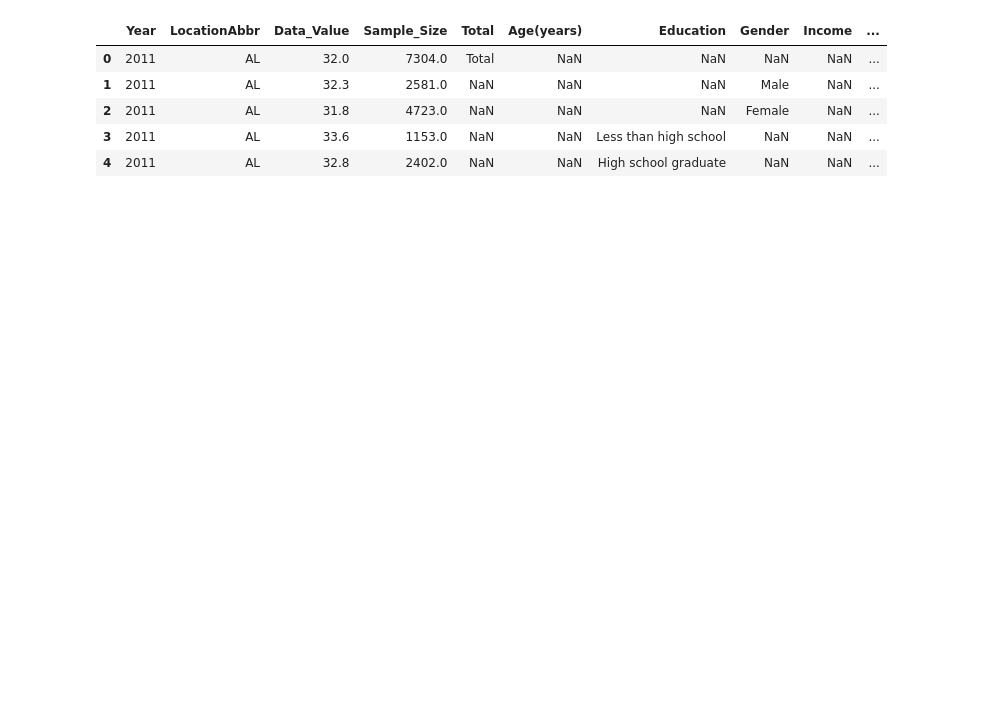
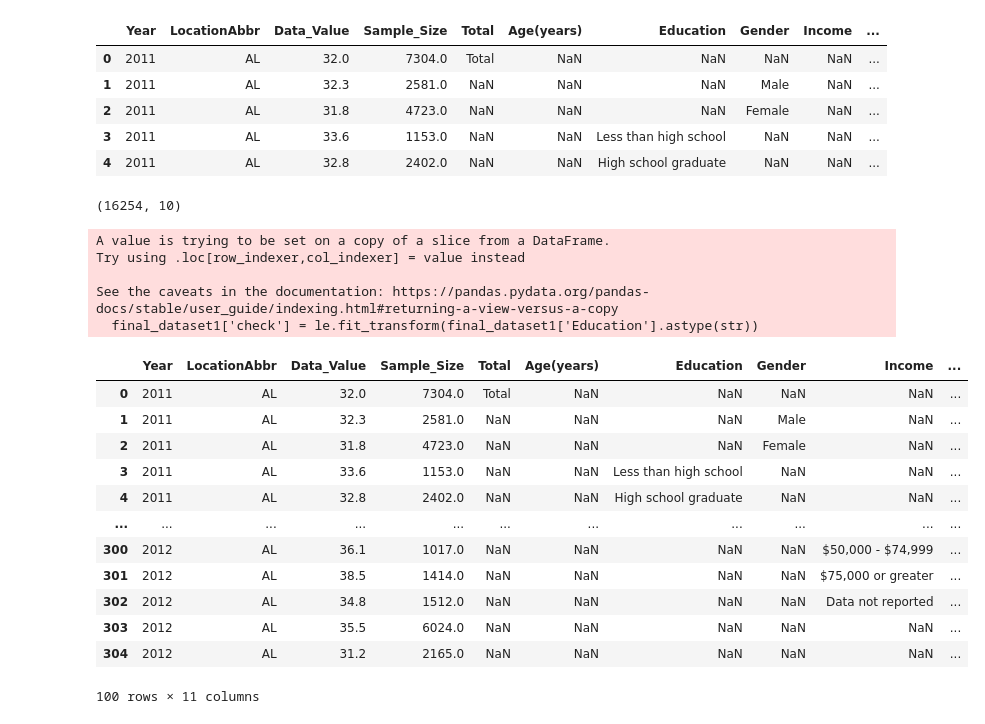
Before and after one commit to bhavan-bhatt/Gnosis-CP01, a Jupyter notebook: Bhavan - 202311021/CP.ipynb, the cells around one changed output. Cells and saved outputs as stored; diff of their text form; code cells hidden in the pictures; blank space fills up the shorter version.

Commit message:
b-labelencoding for randomforrest

```diff
--- a/Bhavan - 202311021/CP.ipynb
+++ b/Bhavan - 202311021/CP.ipynb
@@ -280,7 +280,7 @@ final_dataset1['Topic'].unique()
 # %% [output]
 array(['Obesity / Weight Status'], dtype=object)
 # %%
-final_dataset1.drop(['Topic','LocationDesc','Question'],axis=1,inplace=True)
+final_dataset1.drop(['Topic','LocationDesc','Question','GeoLocation'],axis=1,inplace=True)
 # %% [output]
 A value is trying to be set on a copy of a slice from a DataFrame
 
@@ -295,3 +295,36 @@ final_dataset1.head()
 | 2 | 2011 | AL | 31.8 | 4723.0 | NaN | NaN | NaN | Female | NaN | ... |
 | 3 | 2011 | AL | 33.6 | 1153.0 | NaN | NaN | Less than high school | NaN | NaN | ... |
 | 4 | 2011 | AL | 32.8 | 2402.0 | NaN | NaN | High school graduate | NaN | NaN | ... |
+# %%
+final_dataset1.shape
+# %% [output]
+(16254, 10)
+# %%
+from sklearn.preprocessing import LabelEncoder
+import pandas as pd
+import numpy as np
+final_dataset1['Education'].fillna(99)
+le = LabelEncoder()
+final_dataset1['check'] = le.fit_transform(final_dataset1['Education'].astype(str))
+# %% [output]
+A value is trying to be set on a copy of a slice from a DataFrame.
+Try using .loc[row_indexer,col_indexer] = value instead
+
+See the caveats in the documentation: https://pandas.pydata.org/pandas-docs/stable/user_guide/indexing.html#returning-a-view-versus-a-copy
+  final_dataset1['check'] = le.fit_transform(final_dataset1['Education'].astype(str))
+# %%
+final_dataset1[:100]
+# %% [output]
+|  | Year | LocationAbbr | Data_Value | Sample_Size | Total | Age(years) | Education | Gender | Income | ... |
+| 0 | 2011 | AL | 32.0 | 7304.0 | Total | NaN | NaN | NaN | NaN | ... |
+| 1 | 2011 | AL | 32.3 | 2581.0 | NaN | NaN | NaN | Male | NaN | ... |
+| 2 | 2011 | AL | 31.8 | 4723.0 | NaN | NaN | NaN | Female | NaN | ... |
+| 3 | 2011 | AL | 33.6 | 1153.0 | NaN | NaN | Less than high school | NaN | NaN | ... |
+| 4 | 2011 | AL | 32.8 | 2402.0 | NaN | NaN | High school graduate | NaN | NaN | ... |
+| ... | ... | ... | ... | ... | ... | ... | ... | ... | ... | ... |
+| 300 | 2012 | AL | 36.1 | 1017.0 | NaN | NaN | NaN | NaN | $50,000 - $74,999 | ... |
+| 301 | 2012 | AL | 38.5 | 1414.0 | NaN | NaN | NaN | NaN | $75,000 or greater | ... |
+| 302 | 2012 | AL | 34.8 | 1512.0 | NaN | NaN | NaN | NaN | Data not reported | ... |
+| 303 | 2012 | AL | 35.5 | 6024.0 | NaN | NaN | NaN | NaN | NaN | ... |
+| 304 | 2012 | AL | 31.2 | 2165.0 | NaN | NaN | NaN | NaN | NaN | ... |
+100 rows × 11 columns
```
Also changed, not shown: parts of 1 cell of this notebook.
